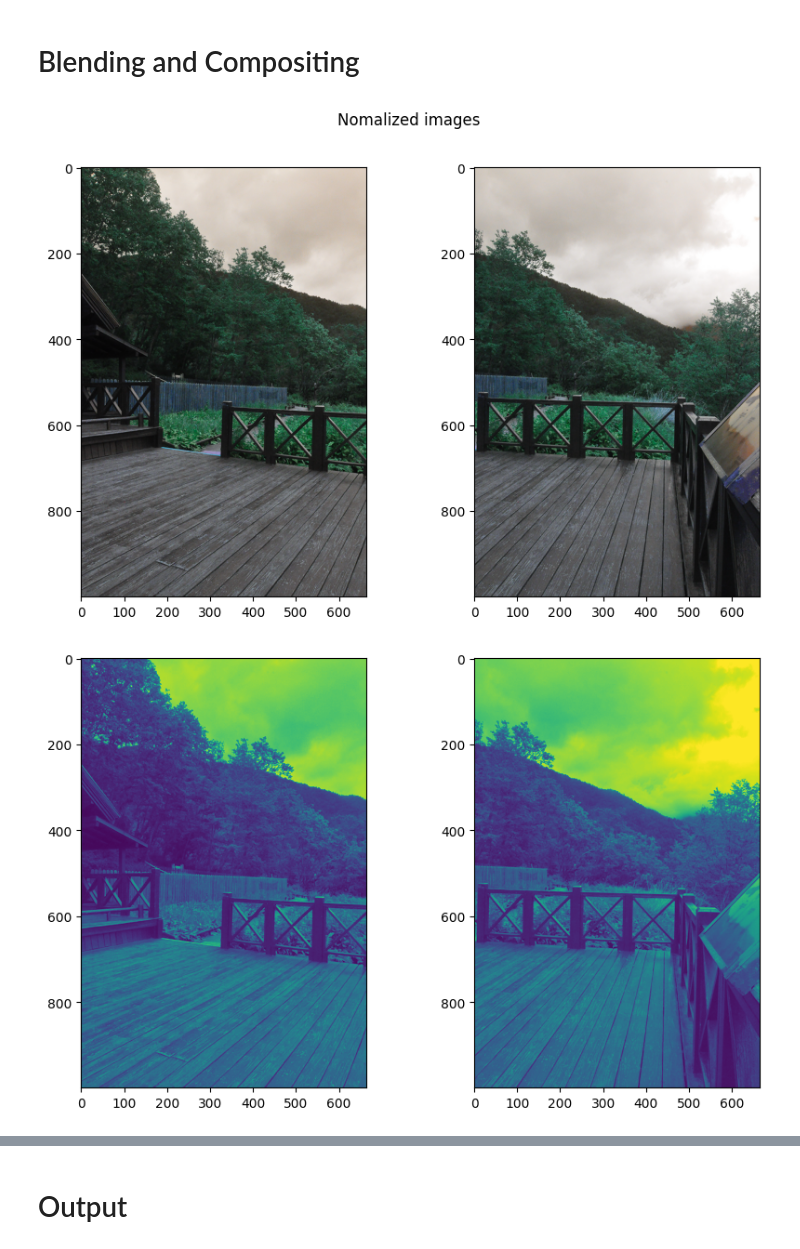
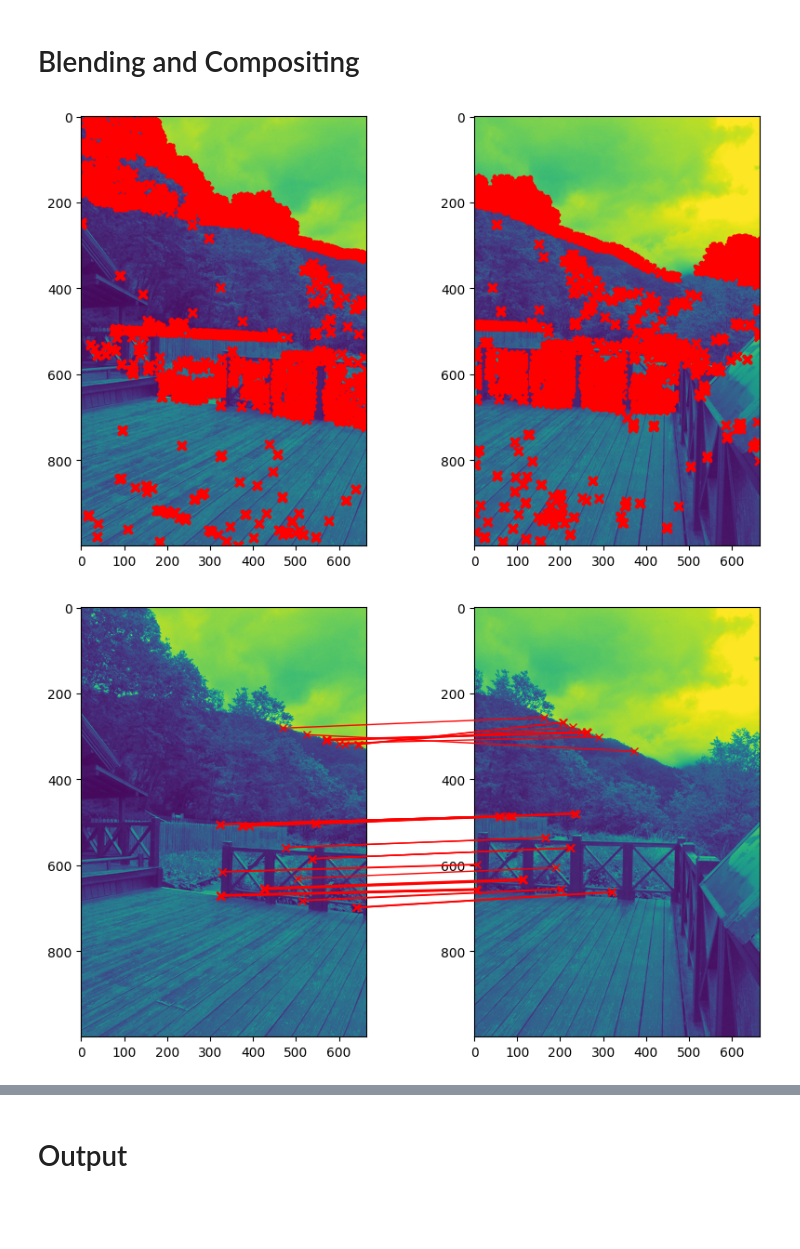
Before and after one commit to Raichuu41/3d-cv-image-stitching, a Jupyter notebook: src/harris_coner_detector.ipynb, the cells around one changed output, grey strips where cells are left out. Cells and saved outputs as stored; diff of their text form; code cells hidden in the pictures; blank space fills up the shorter version.

Commit message:
SIFT showing result

```diff
--- a/src/harris_coner_detector.ipynb
+++ b/src/harris_coner_detector.ipynb
@@ -69,7 +69,7 @@ def to_gray_images(imgs, appear=False, title=""):
 # %% [markdown]
 # Feature detector
 # %%
-def harris_coner_detector(imgs: list, blockSize: int, ksize: int, k_harris_parameter=0.04, threshold=0.01):
+def harris_coner_detector(imgs: list, blockSize: int, ksize: int, k_harris_parameter=0.04, threshold=0.01, appear=False):
 
     keypoints = []
     for img in imgs:
@@ -81,6 +81,9 @@ def harris_coner_detector(imgs: list, blockSize: int, ksize: int, k_harris_param
 
         keypoints.append(keypoint)
 
+    if appear == True:
+        plot_keypoints(imgs, keypoints)
+
     return keypoints
 # %%
 def plot_keypoints(imgs, keypoints):
@@ -134,72 +198,55 @@ def composite_images(image1, image2):
 def stitching_images_harris_test():
     # Load images. CV2 reads in BGR format
     imgs = data_loader('data/xue-mountain/*.jpg')
-
+    # test with the first two images
     imgs = [img_src, img_des] = imgs[:2]
 
     # Normalize values, change data type
-    imgs_norm_uint8 = nomalize_images(imgs, appear=True, title="Nomalized images")
+    imgs_norm_uint8 = nomalize_images(imgs, title="Nomalized images")
 
     # Grayscale images
-    gray_imgs = [gray_src, gray_des] = to_grayImage(imgs_norm_uint8, appear=True)
+    gray_imgs = [gray_src, gray_des] = to_grayImage(imgs_norm_uint8)
 
     # Harris conner detector
-    keypoints = [src_keypoints, des_keypoints] = harris_coner_detector(gray_imgs,
-                                                        blockSize = 2,
-                                                        ksize = 3,
-                                                        k_harris_parameter=0.04,
-                                                        threshold=0.01)
+    keypoints = harris_coner_detector(gray_imgs,
+                                    blockSize=2,
+                                    ksize=3,
+                                    k_harris_parameter=0.04,
+                                    threshold=0.01,
+                                    appear=True)
 
-
-    plot_keypoints(imgs, keypoints)
-
-    # Detect descriptors using SIFT
-    sift = cv2.SIFT_create()
-    src_keypoints, src_descriptors = sift.compute(gray_src, src_keypoints)
-    des_keypoints, des_descriptors = sift.compute(gray_des, des_keypoints)
-
-    # Match descriptors using FLANN matcher
-    matcher = cv2.FlannBasedMatcher()
-    matches = matcher.match(src_descriptors, des_descriptors)
-
-    # Sort matches by distance
-    matches = sorted(matches, key=lambda x:x.distance)
-
-    # Select top matches
-    num_top_matches = 50
-    matches = matches[:num_top_matches]
-
-    # Extract matched keypoints
-    src_points = np.float32([src_keypoints[m.queryIdx].pt for m in matches]).reshape(-1, 1, 2)
-    des_points = np.float32([des_keypoints[m.trainIdx].pt for m in matches]).reshape(-1, 1, 2)
+    # Matching images, because there are only two images for testing => only one patched points
+    matched_points = [[src_points, des_points, _, _]] = matching_images(gray_imgs, keypoints,
+                                                                        num_top_matches=50,
+                                                                        appear=True)
 
     # Compute homography matrix using RANSAC
     H, mask = cv2.findHomography(src_points, des_points, cv2.RANSAC, 10.0)
 
     # Warp the source image to align with the destination image
     img_warped = cv2.warpPerspective(img_src, H, (img_des.shape[1], img_des.shape[0]))
     plt.imshow(img_warped)
     plt.title('Warped image')
     plt.show()
 
     # Combine the two images into a panorama
     panorama = np.zeros((max(img_des.shape[0], img_warped.shape[0]), img_des.shape[1] + img_warped.shape[1], 3), dtype=np.uint8)
     panorama[:img_des.shape[0], :img_des.shape[1], :] = img_des
     panorama[:img_warped.shape[0], img_des.shape[1]:, :] = img_warped
 
     # Blend the two images in the panorama
     alpha = 0.5
     panorama = cv2.addWeighted(panorama[:, :img_des.shape[1], :], alpha, panorama[:, img_des.shape[1]:, :], 1 - alpha, 0)
 
     # Fix the color channels of the blended image
     panorama = cv2.cvtColor(panorama, cv2.COLOR_BGR2RGB)
 
     return panorama
 
 HARRIS_IMAGE_RESULT = stitching_images_harris_test()
 plt.imshow(HARRIS_IMAGE_RESULT)
 plt.title('Panorama result')
 plt.show()
 # %% [output]
-[figure, old version]
+[figure, new version]
-[figure, old version]
+[figure, new version]
```
Also changed, not shown: parts of 3 cells of this notebook.
